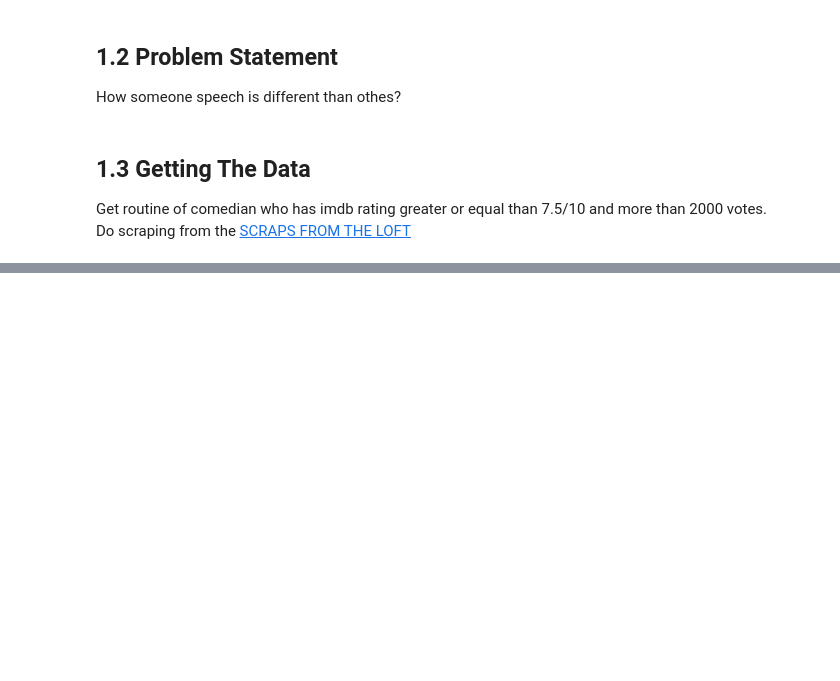
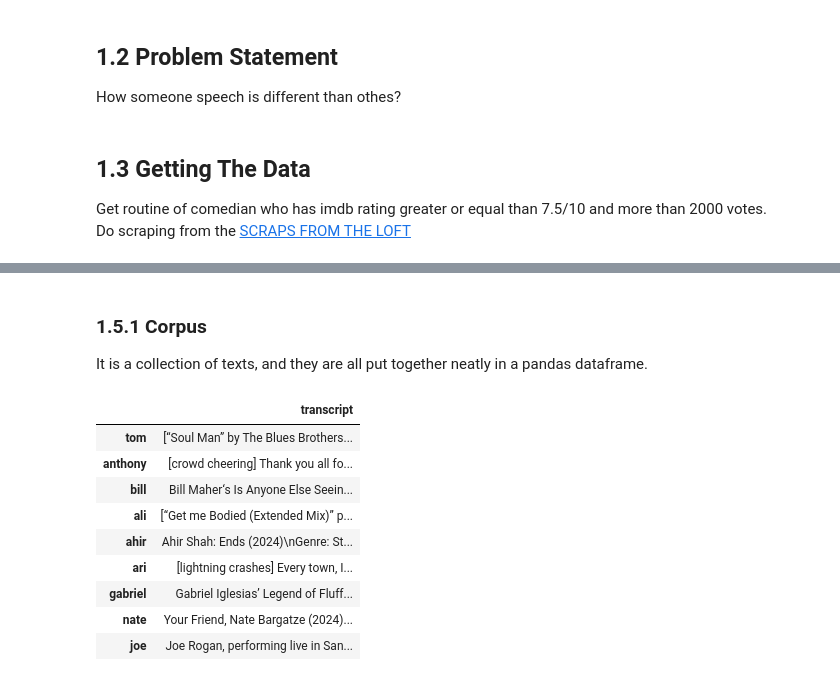
Before and after one commit to VED-PRAKA5H/nlp-demo, a Jupyter notebook: data_cleaning.ipynb, the cells around one changed output, grey strips where cells are left out. Saved outputs shown, nothing was run; the diff lists cells and outputs as text; code cells hidden in the pictures; blank space fills up the shorter version.

```diff
--- a/data_cleaning.ipynb
+++ b/data_cleaning.ipynb
@@ -75,0 +233,17 @@ soup.find('p',class_='post-content')
+# %% [markdown]
+### 1.5.1 Corpus
+It is a collection of texts, and they are all put together neatly in a pandas dataframe.
+# %%
+# lets see the corpus data
+df
+# %% [output]
+|  | transcript |
+| tom | [“Soul Man” by The Blues Brothers... |
+| anthony | [crowd cheering] Thank you all fo... |
+| bill | Bill Maher‘s Is Anyone Else Seein... |
+| ali | [“Get me Bodied (Extended Mix)” p... |
+| ahir | Ahir Shah: Ends (2024)\nGenre: St... |
+| ari | [lightning crashes] Every town, I... |
+| gabriel | Gabriel Iglesias’ Legend of Fluff... |
+| nate | Your Friend, Nate Bargatze (2024)... |
+| joe | Joe Rogan, performing live in San... |
```
Also changed, not shown: parts of 31 cells of this notebook.
